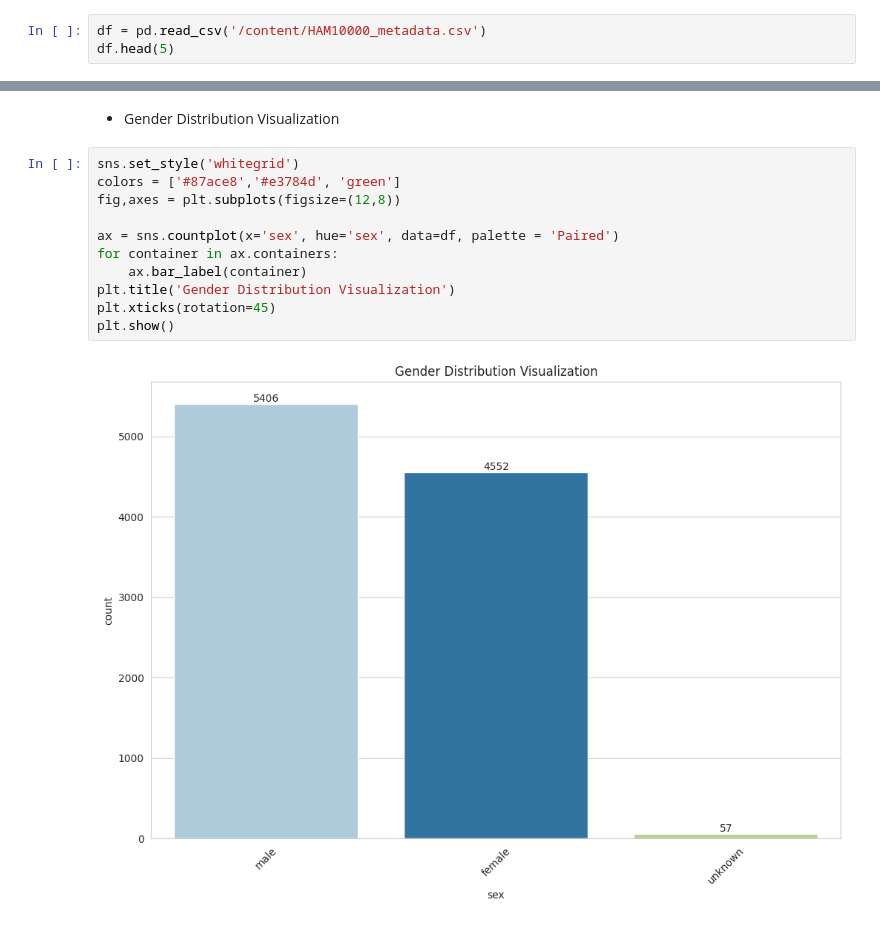
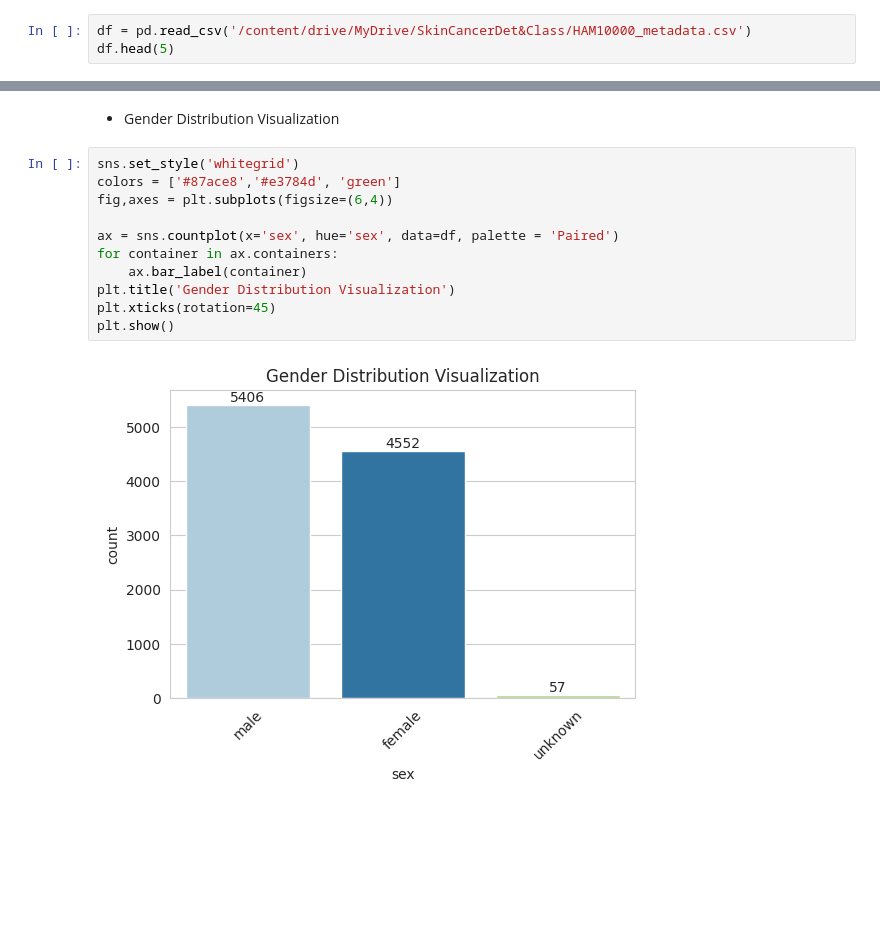
Before and after one commit to MariahNicula/SkinCancerDetection-Classification, a Jupyter notebook: SkinCancerDet&Class.ipynb, the cells around one changed output, grey strips where cells are left out. Cells and saved outputs as stored; diff of their text form; blank space fills up the shorter version.

```diff
--- a/SkinCancerDet&Class.ipynb
+++ b/SkinCancerDet&Class.ipynb
@@ -25,7 +31,7 @@ Drive already mounted at /content/drive; to attempt to forcibly remount, call dr
 # %% [markdown]
 # **Reading the Data**
 # %%
-df = pd.read_csv('/content/HAM10000_metadata.csv')
+df = pd.read_csv('/content/drive/MyDrive/SkinCancerDet&Class/HAM10000_metadata.csv')
 df.head(5)
 # %% [output]
 |  | lesion_id | image_id | dx | dx_type | age | sex | localization |
@@ -123,13 +129,13 @@ np.int64(0)
 # %%
 sns.set_style('whitegrid')
 colors = ['#87ace8','#e3784d', 'green']
-fig,axes = plt.subplots(figsize=(12,8))
+fig,axes = plt.subplots(figsize=(6,4))
 
 ax = sns.countplot(x='sex', hue='sex', data=df, palette = 'Paired')
 for container in ax.containers:
     ax.bar_label(container)
 plt.title('Gender Distribution Visualization')
 plt.xticks(rotation=45)
 plt.show()
 # %% [output]
-[figure, old version]
+[figure, new version]
```
Also changed, not shown: parts of 57 cells of this notebook.
